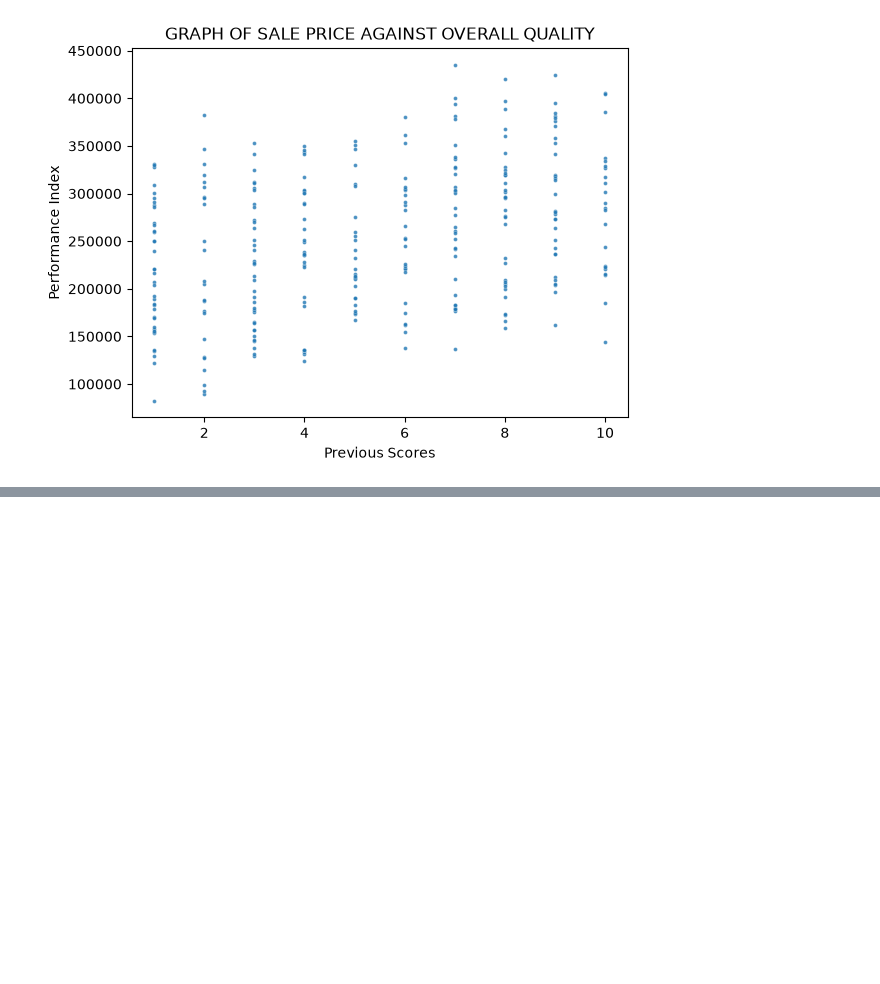
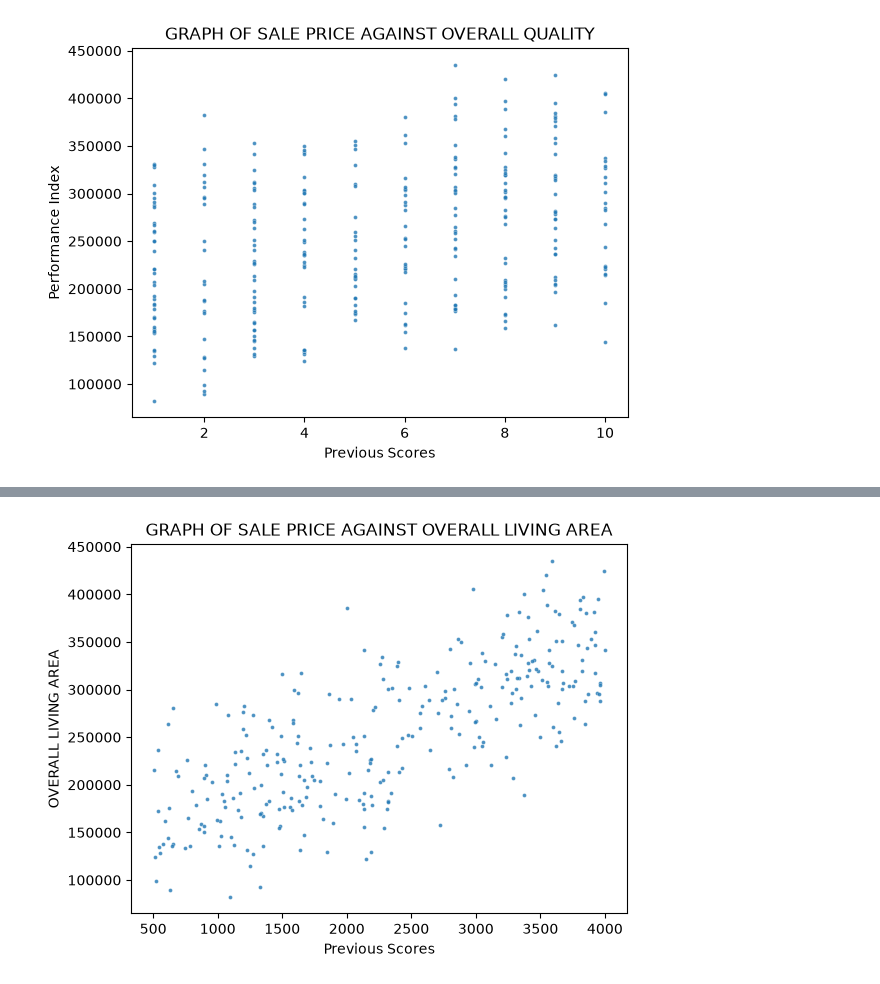
Before and after one commit to popsy-jeff/MACHINE-LEARNING--LINEAR-REGRESSION, a Jupyter notebook: House_Prices_LinearRegression_Model.ipynb, the cells around one changed output, grey strips where cells are left out. Saved outputs shown, nothing was run; the diff lists cells and outputs as text; code cells hidden in the pictures; blank space fills up the shorter version.

Commit message:
PLOTTING GRAPH OF SalePrice AGAINST OVERALL LIVING AREA

```diff
--- a/House_Prices_LinearRegression_Model.ipynb
+++ b/House_Prices_LinearRegression_Model.ipynb
@@ -396,0 +397,22 @@ plt.show()
+# %%
+# PLOTTING GRAPH OF SalePrice AGAINST OVERALL LIVING AREA
+
+fig =px.scatter(
+    house,
+    x='GrLivArea',
+    y='SalePrice',
+    opacity=0.8,
+    title=' GRAPH OF SALE PRICE AGAINST OVERALL LIVING AREA'
+)
+
+fig.update_layout(bargap=0.5)
+fig.show()
+
+
+sns.scatterplot(x='GrLivArea', y='SalePrice', data=house, s=8, alpha=0.8)
+plt.xlabel('Previous Scores')
+plt.ylabel('OVERALL LIVING AREA')
+plt.title('GRAPH OF SALE PRICE AGAINST OVERALL LIVING AREA')
+plt.show()
+# %% [output]
+[figure, added]
```
Also changed, not shown: parts of 2 cells of this notebook.
